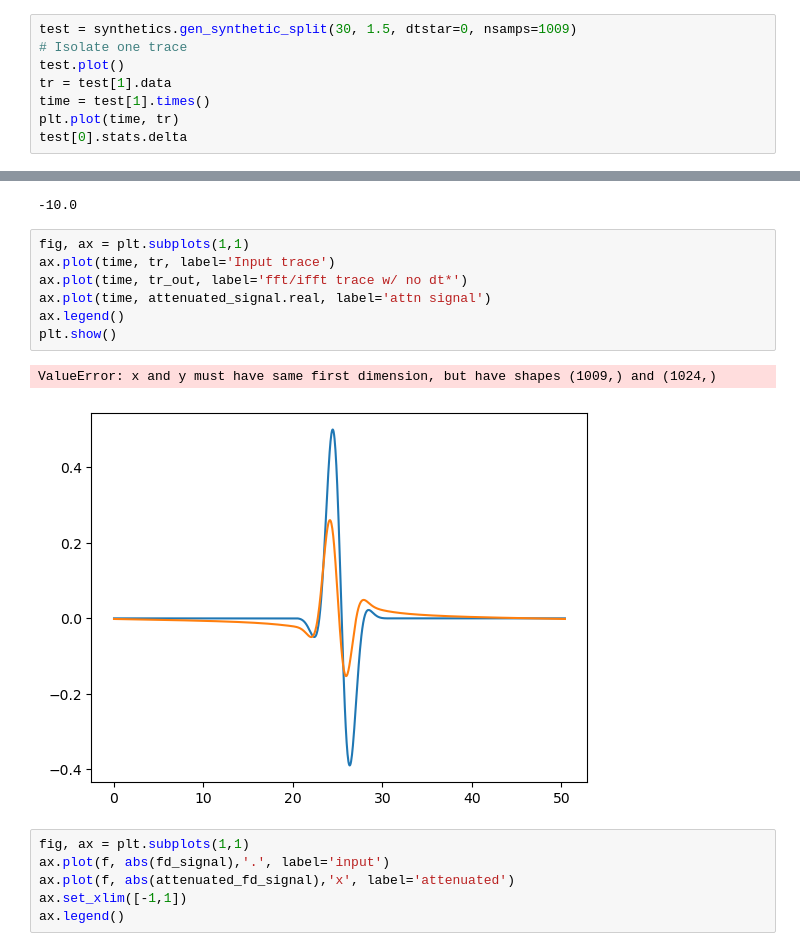
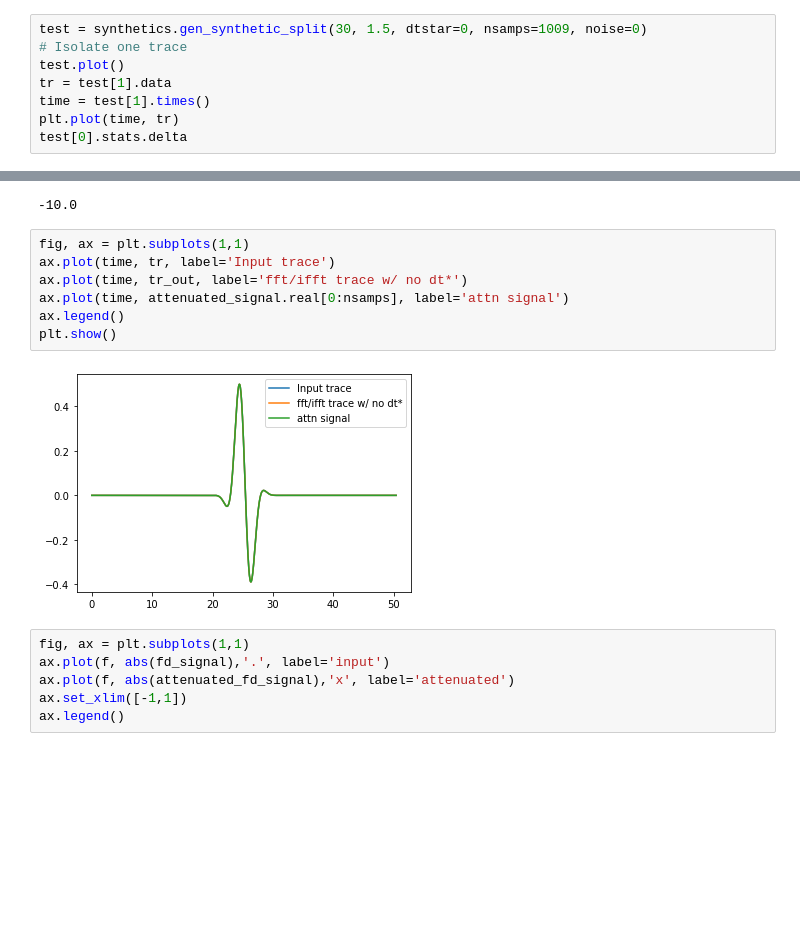
Before and after one commit to Jasplet/ani_attenuation, a Jupyter notebook: ani_attenuation/debug_ifft.ipynb, the cells around one changed output, grey strips where cells are left out. Saved outputs shown, nothing was run; the diff lists cells and outputs as text; blank space fills up the shorter version.

```diff
--- a/ani_attenuation/debug_ifft.ipynb
+++ b/ani_attenuation/debug_ifft.ipynb
@@ -14,7 +14,7 @@ Dev notebook to sort out the negative frequency bugs in waveform_tools.
 
 First generate a waveform with no dt* (and no frequency domain operations)
 # %%
-test = synthetics.gen_synthetic_split(30, 1.5, dtstar=0, nsamps=1009)
+test = synthetics.gen_synthetic_split(30, 1.5, dtstar=0, nsamps=1009, noise=0)
 # Isolate one trace
 test.plot()
 tr = test[1].data
@@ -91,13 +91,12 @@ f[n//2]
 # %%
 fig, ax = plt.subplots(1,1)
 ax.plot(time, tr, label='Input trace')
 ax.plot(time, tr_out, label='fft/ifft trace w/ no dt*')
-ax.plot(time, attenuated_signal.real, label='attn signal')
+ax.plot(time, attenuated_signal.real[0:nsamps], label='attn signal')
 ax.legend()
 plt.show()
 # %% [output]
-ValueError: x and y must have same first dimension, but have shapes (1009,) and (1024,)
-[figure, old version]
+[figure, new version]
 # %%
 fig, ax = plt.subplots(1,1)
 ax.plot(f, abs(fd_signal),'.', label='input')
```
Also changed, not shown: parts of 4 cells of this notebook.
